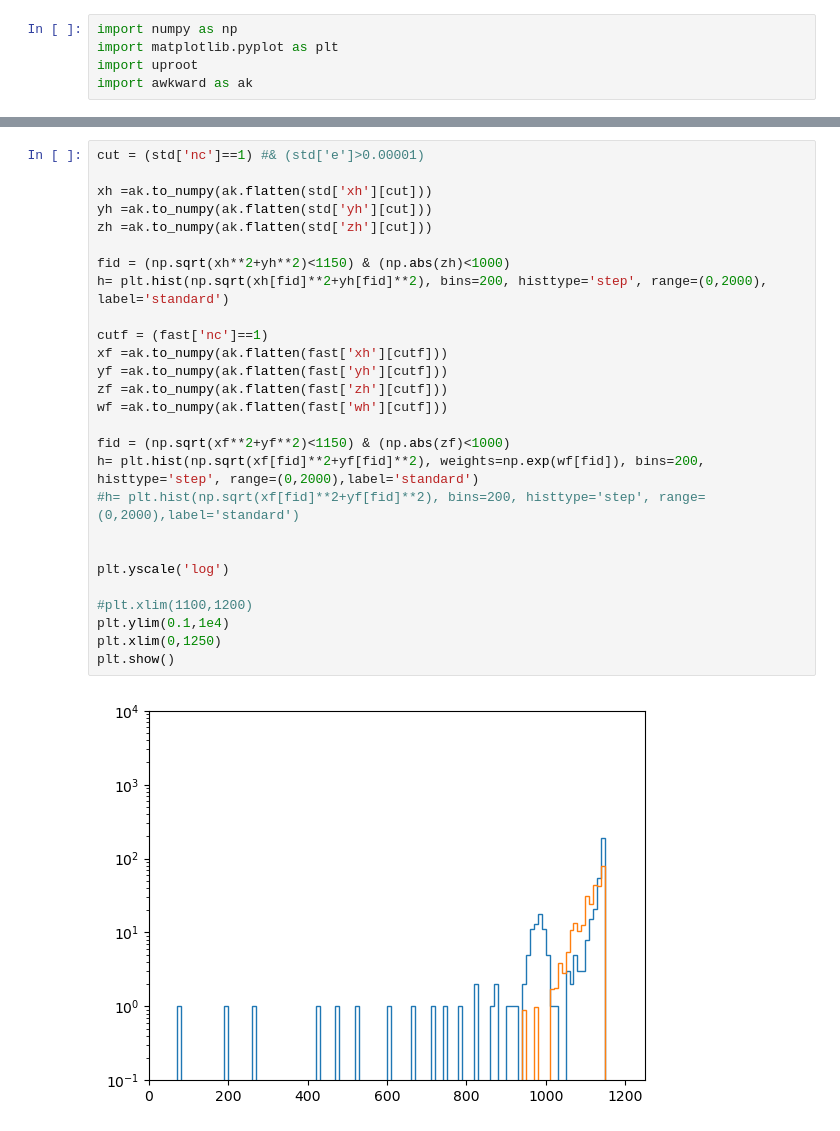
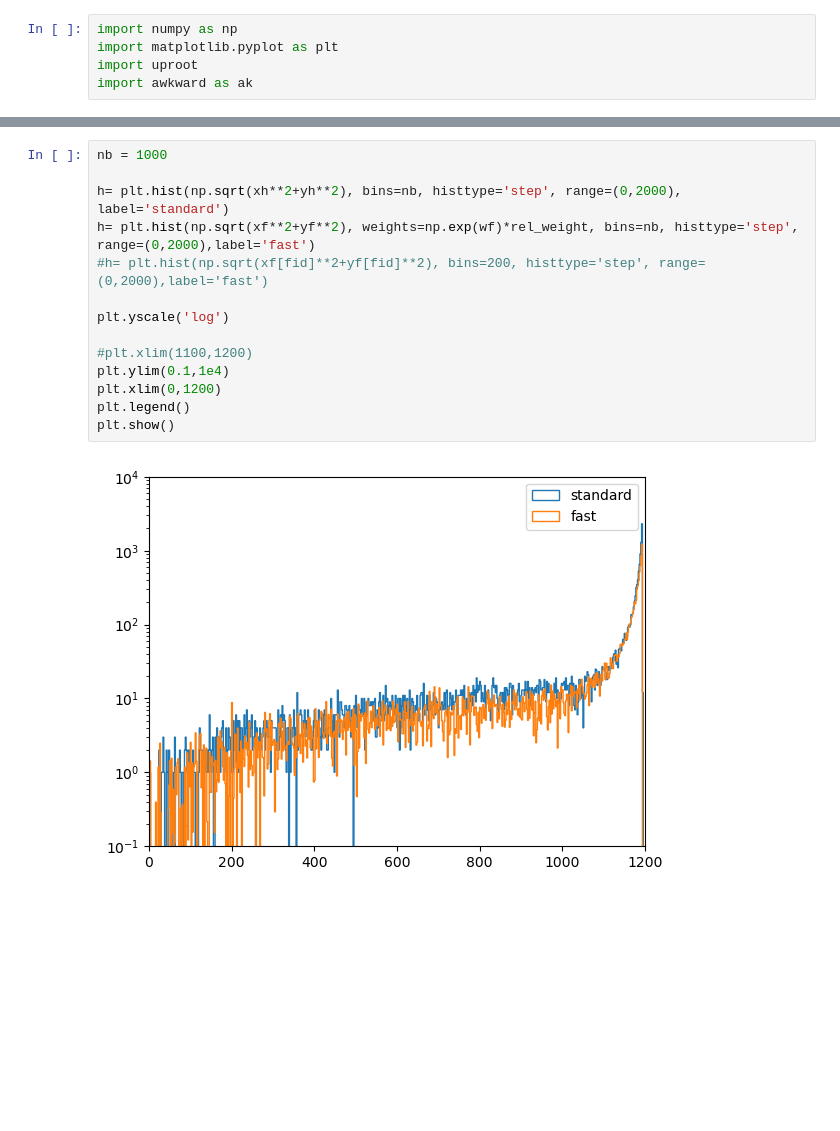
Before and after one commit to acolijn/G4FastSim, a Jupyter notebook: notebook/compare.ipynb, the cells around one changed output, grey strips where cells are left out. Drawn from its saved outputs; the diff is of its cells as text; blank space fills up the shorter version.

```diff
--- a/notebook/compare.ipynb
+++ b/notebook/compare.ipynb
@@ -23,29 +51,16 @@ plt.yscale('log')
 # %%
-cut = (std['nc']==1) #& (std['e']>0.00001)
+nb = 1000
 
-xh =ak.to_numpy(ak.flatten(std['xh'][cut]))
-yh =ak.to_numpy(ak.flatten(std['yh'][cut]))
-zh =ak.to_numpy(ak.flatten(std['zh'][cut]))
-
-fid = (np.sqrt(xh**2+yh**2)<1150) & (np.abs(zh)<1000)
-h= plt.hist(np.sqrt(xh[fid]**2+yh[fid]**2), bins=200, histtype='step', range=(0,2000), label='standard')
-
-cutf = (fast['nc']==1)
-xf =ak.to_numpy(ak.flatten(fast['xh'][cutf]))
-yf =ak.to_numpy(ak.flatten(fast['yh'][cutf]))
-zf =ak.to_numpy(ak.flatten(fast['zh'][cutf]))
-wf =ak.to_numpy(ak.flatten(fast['wh'][cutf]))
-
-fid = (np.sqrt(xf**2+yf**2)<1150) & (np.abs(zf)<1000)
-h= plt.hist(np.sqrt(xf[fid]**2+yf[fid]**2), weights=np.exp(wf[fid]), bins=200, histtype='step', range=(0,2000),label='standard')
-#h= plt.hist(np.sqrt(xf[fid]**2+yf[fid]**2), bins=200, histtype='step', range=(0,2000),label='standard')
-
+h= plt.hist(np.sqrt(xh**2+yh**2), bins=nb, histtype='step', range=(0,2000), label='standard')
+h= plt.hist(np.sqrt(xf**2+yf**2), weights=np.exp(wf)*rel_weight, bins=nb, histtype='step', range=(0,2000),label='fast')
+#h= plt.hist(np.sqrt(xf[fid]**2+yf[fid]**2), bins=200, histtype='step', range=(0,2000),label='fast')
 
 plt.yscale('log')
 
 #plt.xlim(1100,1200)
 plt.ylim(0.1,1e4)
-plt.xlim(0,1250)
+plt.xlim(0,1200)
+plt.legend()
 plt.show()
 # %% [output]
-[figure, old version]
+[figure, new version]
```
Also changed, not shown: parts of 6 cells of this notebook, 12 other files.
